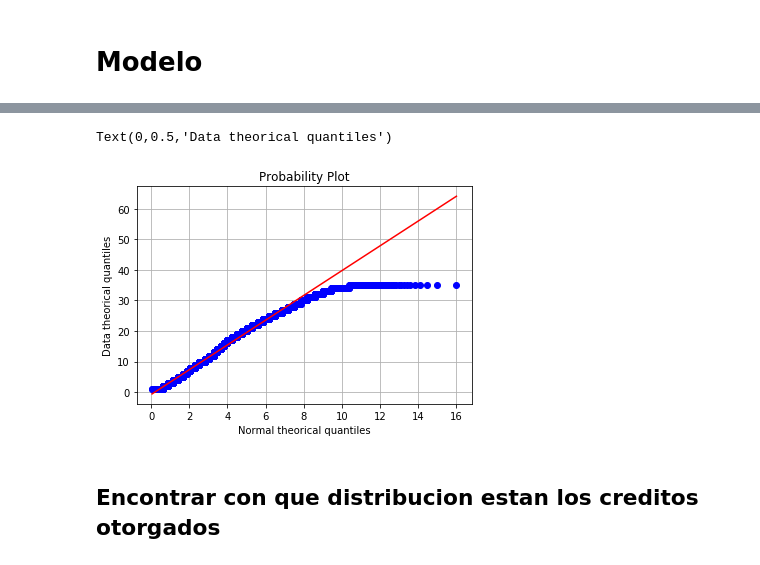
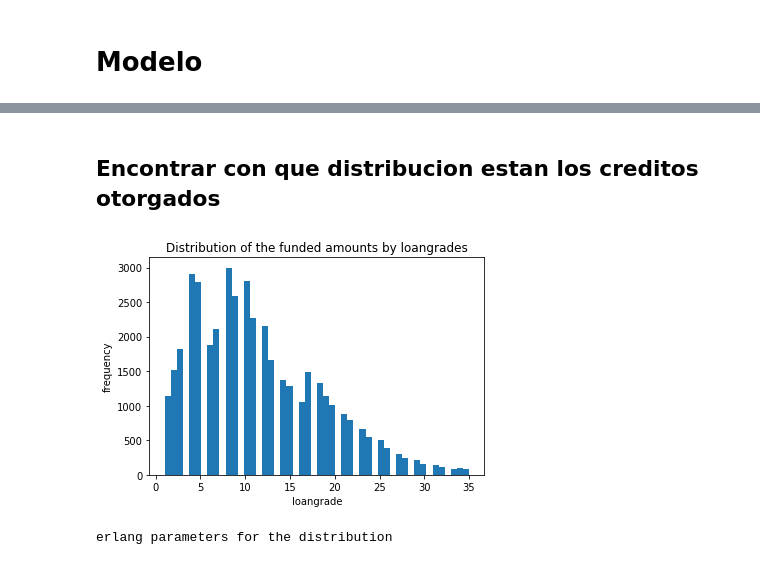
Before and after one commit to agui197/proyecto_modulo1, a Jupyter notebook: Solucion problema 3/Profit_Loss model.ipynb, the cells around one changed output, grey strips where cells are left out. Cells and saved outputs as stored; diff of their text form; code cells hidden in the pictures.

```diff
--- a/Solucion problema 3/Profit_Loss model.ipynb
+++ b/Solucion problema 3/Profit_Loss model.ipynb
@@ -164,10 +155,23 @@ plt.show()
-# %%
-res = st.probplot(data['loangrade'],dist=st.erlang,sparams=(3,), plot=plt)
-plt.grid()
-plt.xlabel('Normal theorical quantiles')
-plt.ylabel('Data theorical quantiles')
-# %% [output]
-Text(0,0.5,'Data theorical quantiles')
-[figure, removed]
 # %% [markdown]
 ## Encontrar con que distribucion estan los creditos otorgados
+# %%
+plt.hist(data['loangrade'],50)
+plt.title('Distribution of the funded amounts by loangrades')
+plt.xlabel('loangrade')
+plt.ylabel('frequency')
+plt.show()
+# %% [output]
+[figure, added]
+# %%
+# pensando en que fuera beta
+
+#st.beta.fit(data['loangrade'])[3]
+
+#pensando en que fuera erlang
+print('erlang parameters for the distribution')
+st.erlang.fit(data['loangrade'])
+a=st.erlang.fit(data['loangrade'])[0]
+loc=st.erlang.fit(data['loangrade'])[1]
+scale=st.erlang.fit(data['loangrade'])[2]
+# %% [output]
+erlang parameters for the distribution
```
Also changed, not shown: parts of 13 cells of this notebook.
